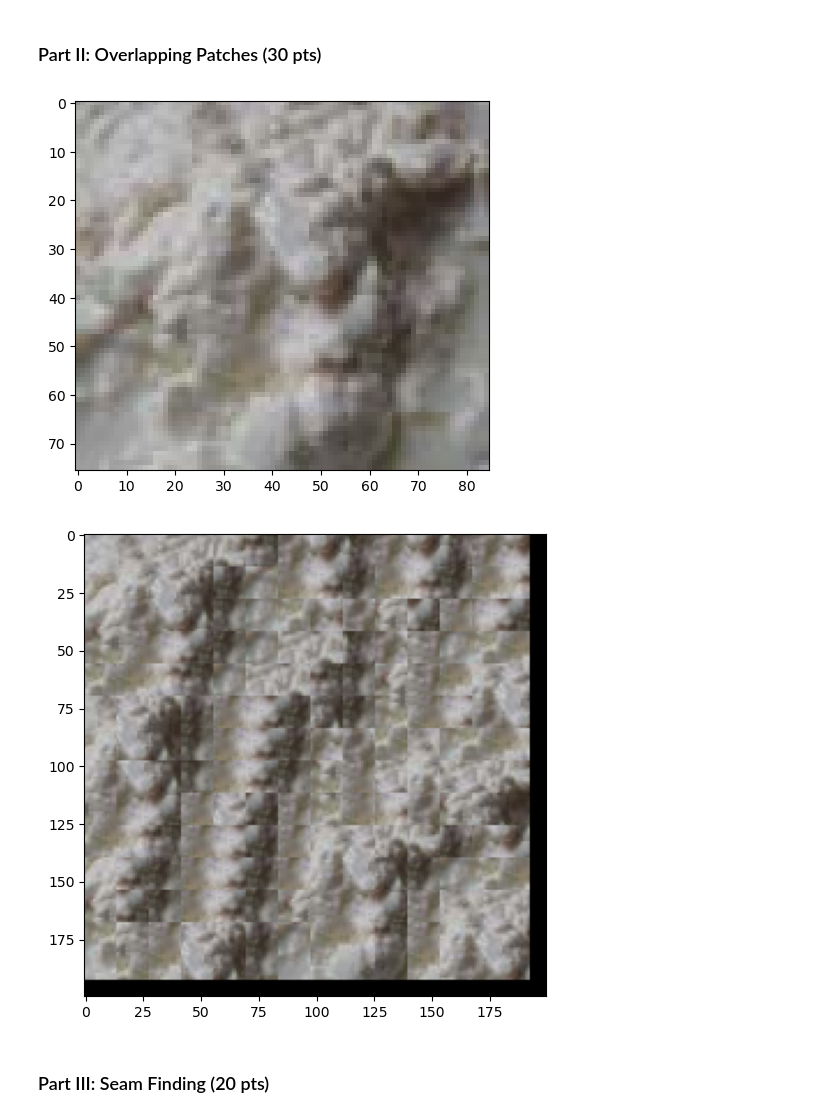
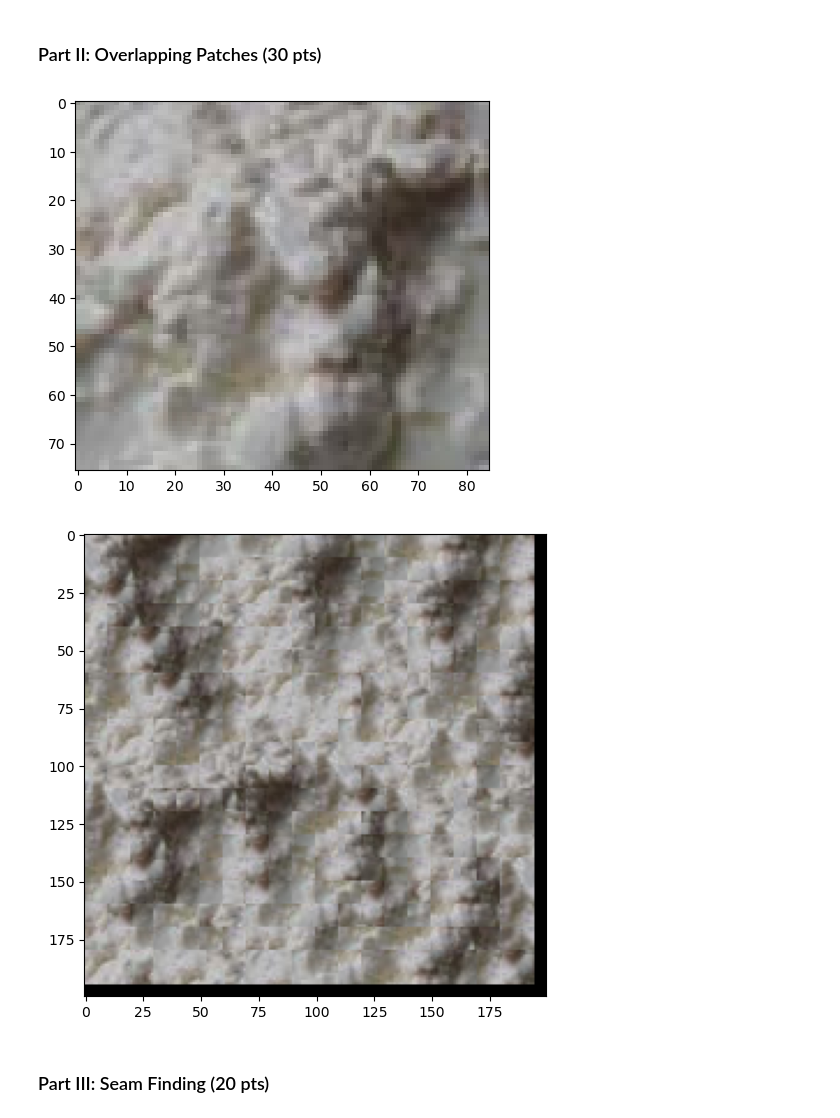
Before and after one commit to leahlud/image-quilting, a Jupyter notebook: image_quilting.ipynb, the cells around one changed output. Cells and saved outputs as stored; diff of their text form; code cells hidden in the pictures.

```diff
--- a/image_quilting.ipynb
+++ b/image_quilting.ipynb
@@ -143,8 +144,7 @@ def quilt_simple(sample, out_size, patch_size, overlap, tol):
 
     # convert sample from uint8 to float32
     sample = sample.astype(np.float32) / 255.0
-    sample_height = np.shape(sample)[0]
-    sample_width = np.shape(sample)[1]
+    sample_height, sample_width, _ = np.shape(sample)
     half_patch = patch_size // 2
 
     # initialize texture to be all zeros
@@ -169,34 +169,40 @@ def quilt_simple(sample, out_size, patch_size, overlap, tol):
                 template = texture[r:r+patch_size, c:c+patch_size, :]
 
                 # create mask of where there is overlap in the template
-                mask = np.where(template != 0, 1, 0)
+                mask = np.zeros_like(template)
+                if c > 0:
+                    mask[:, :overlap, :] = 1
+
+                if r > 0:
+                    mask[:overlap, :, :] = 1
 
                 # compute the best sample coords from SSD costs
                 ssd_costs = ssd_patch(sample, template, mask, patch_size)
                 center_i, center_j = choose_sample(ssd_costs, tol)
 
                 # fill in the texture with this sampled image
-                patch = sample[center_i-half_patch:center_i+half_patch+1, center_j-half_patch:center_j+half_patch+1, :]
+                patch = sample[center_i-half_patch:center_i+half_patch+1, center_j-half_patch:center_j+half_patch+1, :].copy()
                 texture[r:r+patch_size, c:c+patch_size, :] = patch
 
     return texture
 # %%
 sample_img_fn = 'samples/white_small.jpg'
 sample_img = cv2.cvtColor(cv2.imread(sample_img_fn), cv2.COLOR_BGR2RGB)
+# sample_img = cv2.resize(sample_img, (250, 250))
 plt.imshow(sample_img)
 plt.show()
 
 out_size = 200  # change these parameters as needed
-patch_size = 25
-overlap = 11
-tol = 5
+patch_size = 15
+overlap = 5
+tol = 3
 res = quilt_simple(sample_img, out_size, patch_size, overlap, tol) #feel free to change parameters to get best results
 if res is not None:
     plt.figure(figsize=(6,6))
     plt.imshow(res)
 # %% [output]
 [figure]
-[figure, old version]
+[figure, new version]
 # %% [markdown]
 ### Part III: Seam Finding (20 pts)
 # %%
```
Also changed, not shown: parts of 7 cells of this notebook.
